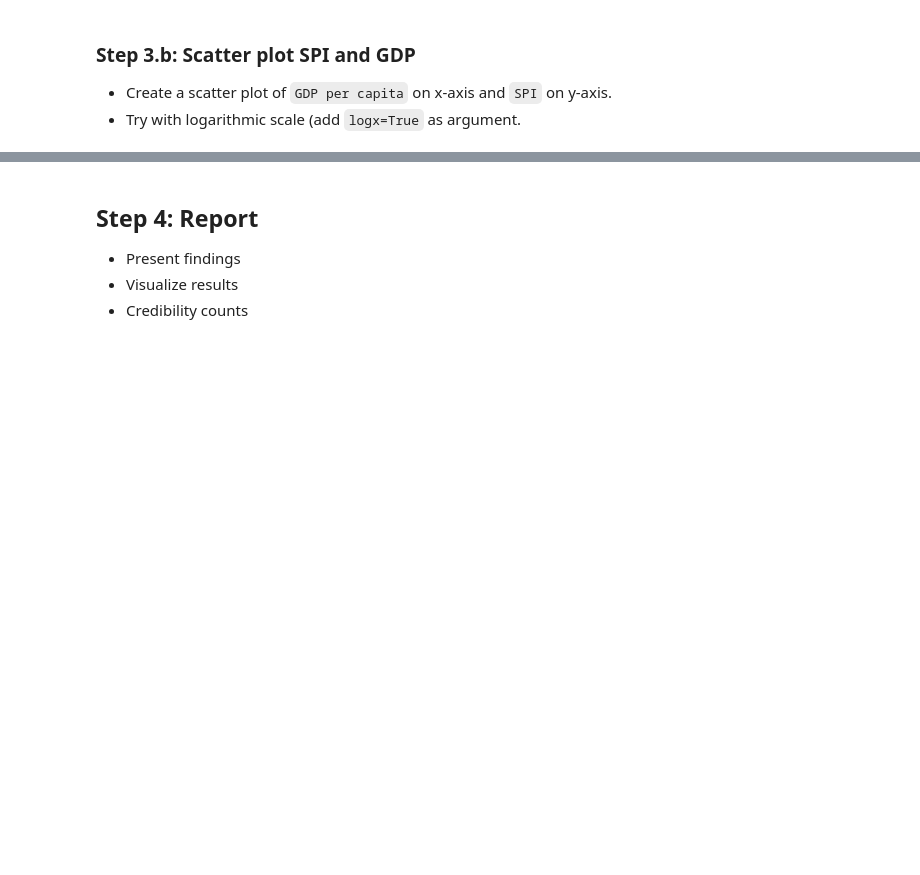
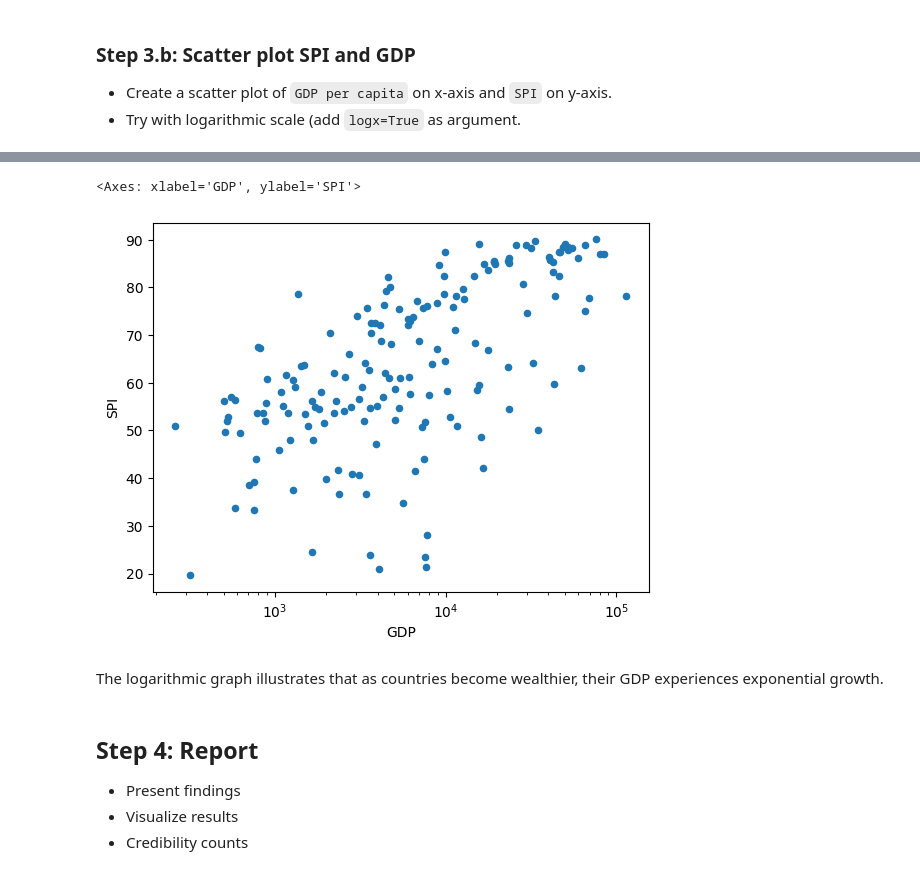
Before and after one commit to karim-mttk/DataScienceEssentials, a Jupyter notebook: 06 - Project - Statistical Performance Indicators (SPI).ipynb, the cells around one changed output, grey strips where cells are left out. Cells and saved outputs as stored; diff of their text form; code cells hidden in the pictures; blank space fills up the shorter version.

```diff
--- a/06 - Project - Statistical Performance Indicators (SPI).ipynb
+++ b/06 - Project - Statistical Performance Indicators (SPI).ipynb
@@ -222,3 +227,10 @@ Text(0, 0.5, 'Mean Value')
+# %%
+dataset.plot.scatter(x='GDP ', y='SPI', logx = True)
+# %% [output]
+<Axes: xlabel='GDP', ylabel='SPI'>
+[figure, added]
+# %% [markdown]
+The logarithmic graph illustrates that as countries become wealthier, their GDP experiences exponential growth.
 # %% [markdown]
 ## Step 4: Report
 - Present findings
```
Also changed, not shown: parts of 4 cells of this notebook.
